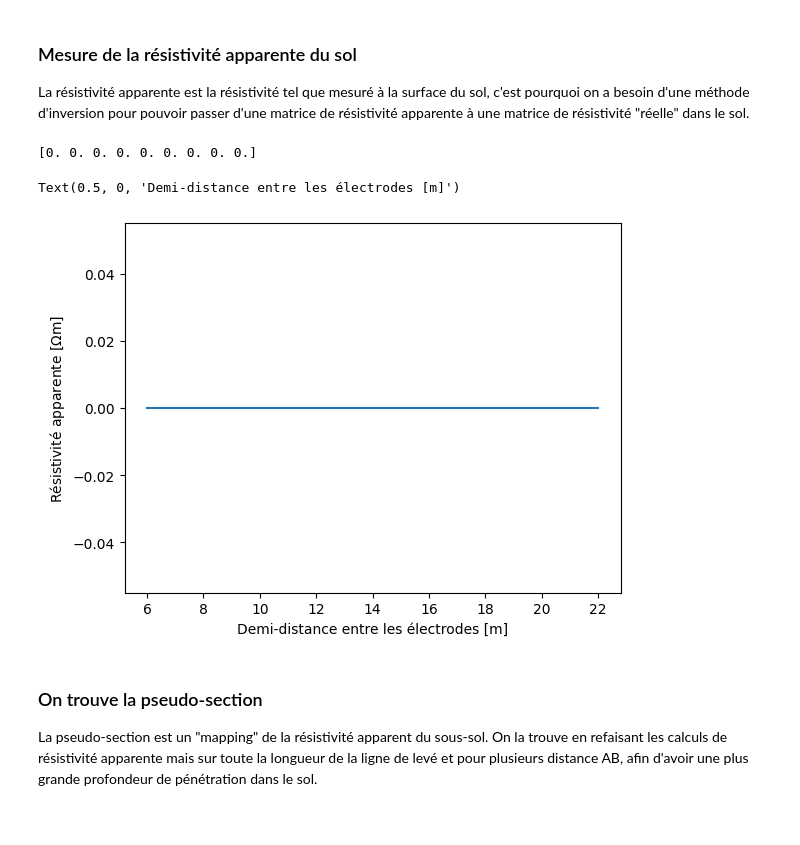
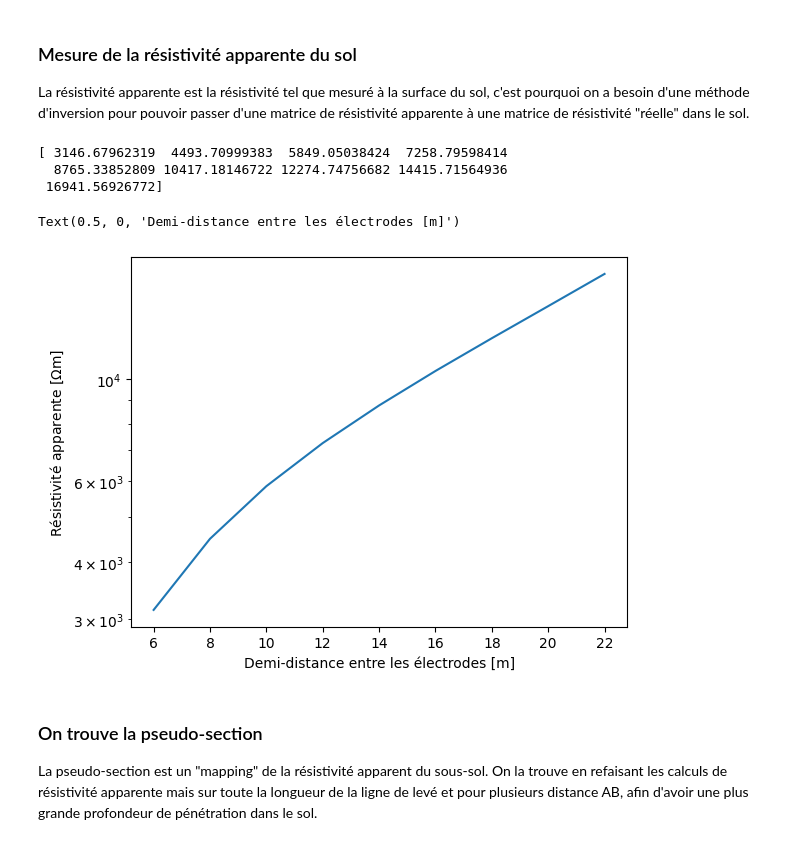
Before and after one commit to AlexandreChevrette/ProjetFinal_PhysiqueNumerique, a Jupyter notebook: Projet_physnum.ipynb, the cells around one changed output. Cells and saved outputs as stored; diff of their text form; code cells hidden in the pictures.

```diff
--- a/Projet_physnum.ipynb
+++ b/Projet_physnum.ipynb
@@ -184,8 +184,8 @@ c = coord_schlumb(A, B, 20)
 def compute_one_ab(a, b, dimension_x, dimension_y, cond, I, M, N):
     # Injection courant
     I0 = np.zeros((dimension_y, dimension_x))
-    I0[dim_y-1, a] = I
-    I0[dim_y-1, b] = -I
+    I0[dim_y-2, a] = I
+    I0[dim_y-2, b] = -I
 
     # Solveur
     V = find_pot(np.zeros((dimension_y, dimension_x)), cond, I0)
@@ -226,16 +226,18 @@ rho_a, ab2 = app_res_parallel(c, dim_x, dim_y, sigma_init, I, M, N)
 # %%
 print(rho_a)
 
 plt.figure()
 # plt.contourf(xx, yy, V_[0], levels=200)
 plt.plot(ab2, rho_a)
-# plt.yscale('log')
+plt.yscale('log')
 plt.ylabel(r"Résistivité apparente [$\Omega$m]")
 plt.xlabel("Demi-distance entre les électrodes [m]")
 # %% [output]
-[0. 0. 0. 0. 0. 0. 0. 0. 0.]
+[ 3146.67962319  4493.70999383  5849.05038424  7258.79598414
+  8765.33852809 10417.18146722 12274.74756682 14415.71564936
+ 16941.56926772]
 Text(0.5, 0, 'Demi-distance entre les électrodes [m]')
-[figure, old version]
+[figure, new version]
 # %% [markdown]
 ### On trouve la pseudo-section
 
```
Also changed, not shown: parts of 1 cell of this notebook.
